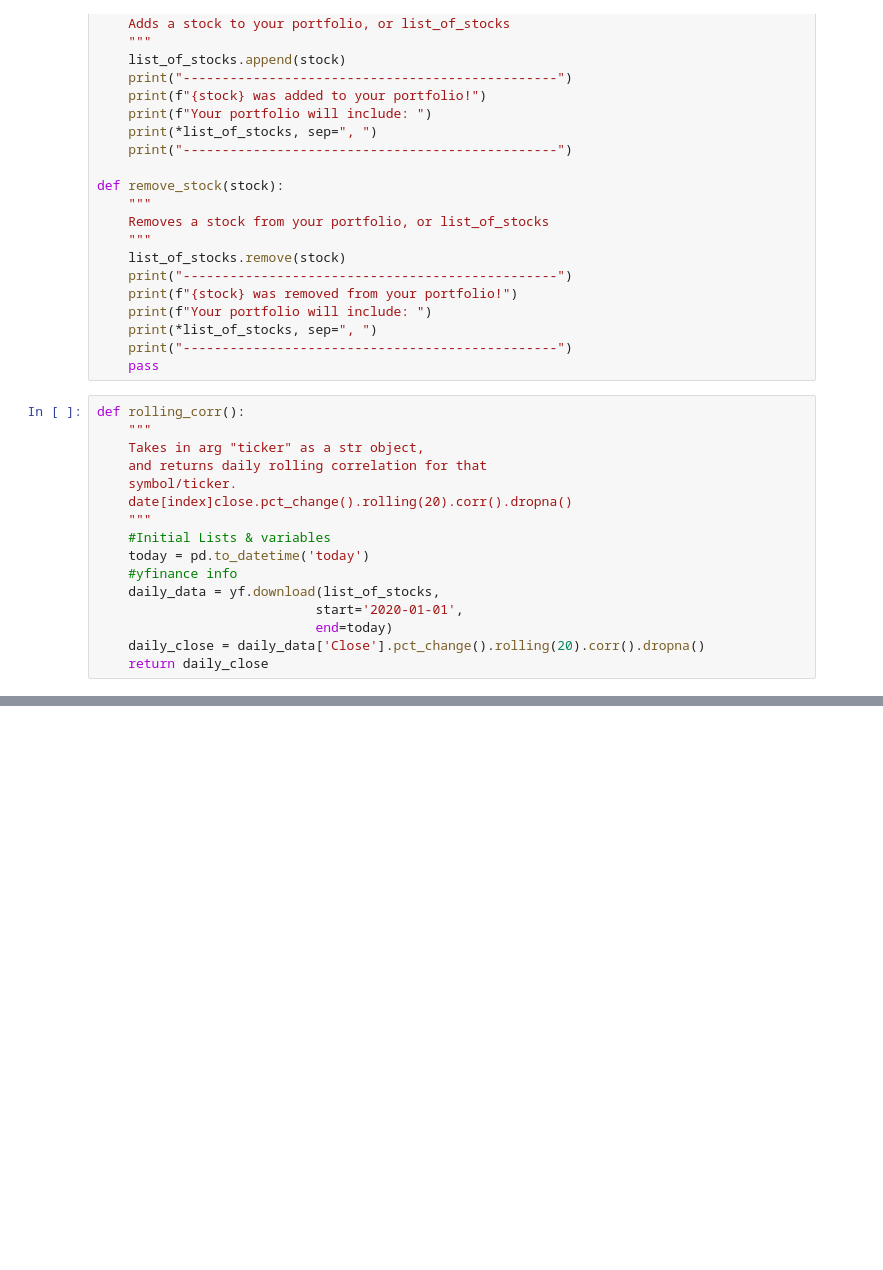
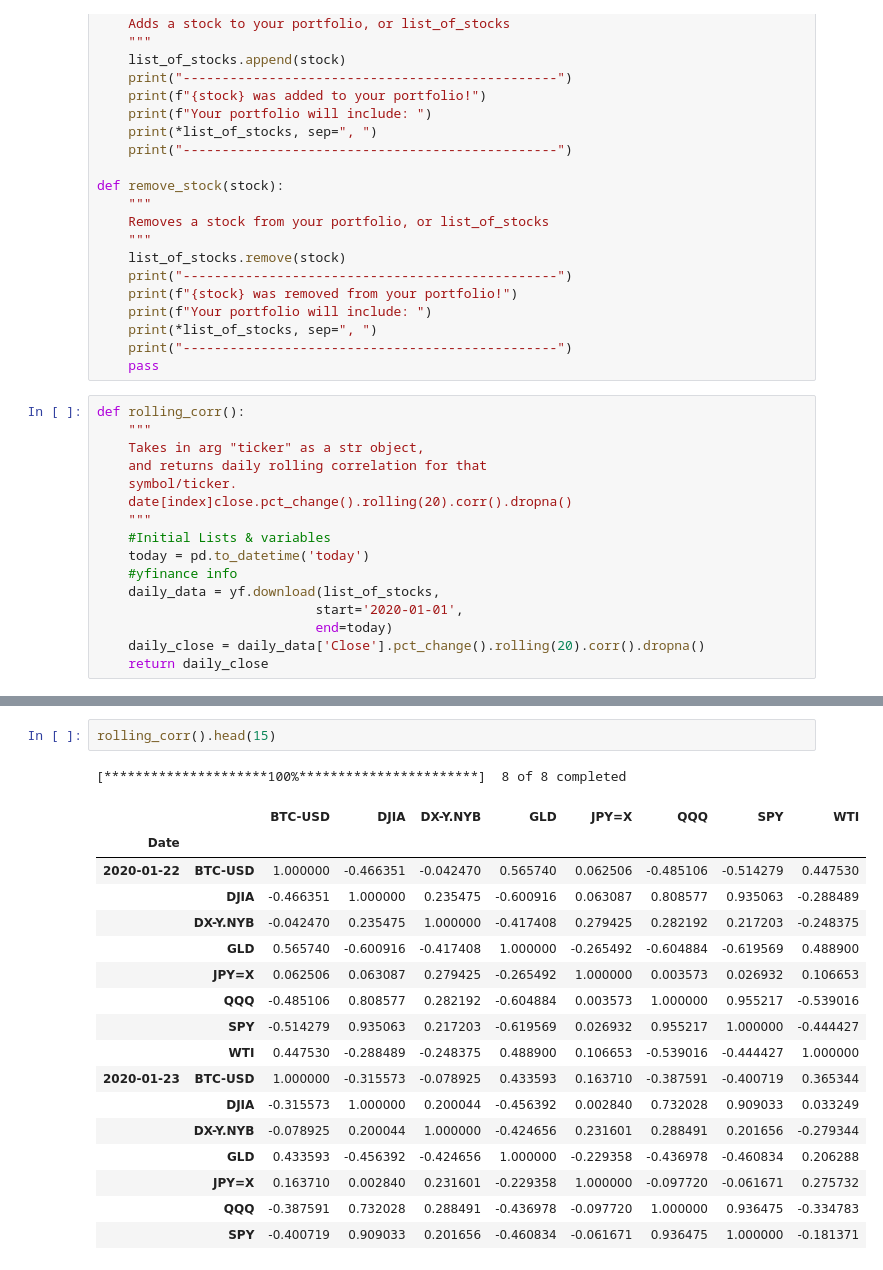
Before and after one commit to gw12s/Project-1, a Jupyter notebook: functions_list.ipynb, the cells around one changed output, grey strips where cells are left out. Drawn from its saved outputs; the diff is of its cells as text; blank space fills up the shorter version.

```diff
--- a/functions_list.ipynb
+++ b/functions_list.ipynb
@@ -295,2 +354,23 @@ def pick_two():
 
     return corr_values_plot
+# %%
+rolling_corr().head(15)
+# %% [output]
+[*********************100%***********************]  8 of 8 completed
+|  |  | BTC-USD | DJIA | DX-Y.NYB | GLD | JPY=X | QQQ | SPY | WTI |
+| Date |  |  |  |  |  |  |  |  |  |
+| 2020-01-22 | BTC-USD | 1.000000 | -0.466351 | -0.042470 | 0.565740 | 0.062506 | -0.485106 | -0.514279 | 0.447530 |
+|  | DJIA | -0.466351 | 1.000000 | 0.235475 | -0.600916 | 0.063087 | 0.808577 | 0.935063 | -0.288489 |
+|  | DX-Y.NYB | -0.042470 | 0.235475 | 1.000000 | -0.417408 | 0.279425 | 0.282192 | 0.217203 | -0.248375 |
+|  | GLD | 0.565740 | -0.600916 | -0.417408 | 1.000000 | -0.265492 | -0.604884 | -0.619569 | 0.488900 |
+|  | JPY=X | 0.062506 | 0.063087 | 0.279425 | -0.265492 | 1.000000 | 0.003573 | 0.026932 | 0.106653 |
+|  | QQQ | -0.485106 | 0.808577 | 0.282192 | -0.604884 | 0.003573 | 1.000000 | 0.955217 | -0.539016 |
+|  | SPY | -0.514279 | 0.935063 | 0.217203 | -0.619569 | 0.026932 | 0.955217 | 1.000000 | -0.444427 |
+|  | WTI | 0.447530 | -0.288489 | -0.248375 | 0.488900 | 0.106653 | -0.539016 | -0.444427 | 1.000000 |
+| 2020-01-23 | BTC-USD | 1.000000 | -0.315573 | -0.078925 | 0.433593 | 0.163710 | -0.387591 | -0.400719 | 0.365344 |
+|  | DJIA | -0.315573 | 1.000000 | 0.200044 | -0.456392 | 0.002840 | 0.732028 | 0.909033 | 0.033249 |
+|  | DX-Y.NYB | -0.078925 | 0.200044 | 1.000000 | -0.424656 | 0.231601 | 0.288491 | 0.201656 | -0.279344 |
+|  | GLD | 0.433593 | -0.456392 | -0.424656 | 1.000000 | -0.229358 | -0.436978 | -0.460834 | 0.206288 |
+|  | JPY=X | 0.163710 | 0.002840 | 0.231601 | -0.229358 | 1.000000 | -0.097720 | -0.061671 | 0.275732 |
+|  | QQQ | -0.387591 | 0.732028 | 0.288491 | -0.436978 | -0.097720 | 1.000000 | 0.936475 | -0.334783 |
+|  | SPY | -0.400719 | 0.909033 | 0.201656 | -0.460834 | -0.061671 | 0.936475 | 1.000000 | -0.181371 |
```
Also changed, not shown: parts of 12 cells of this notebook.
